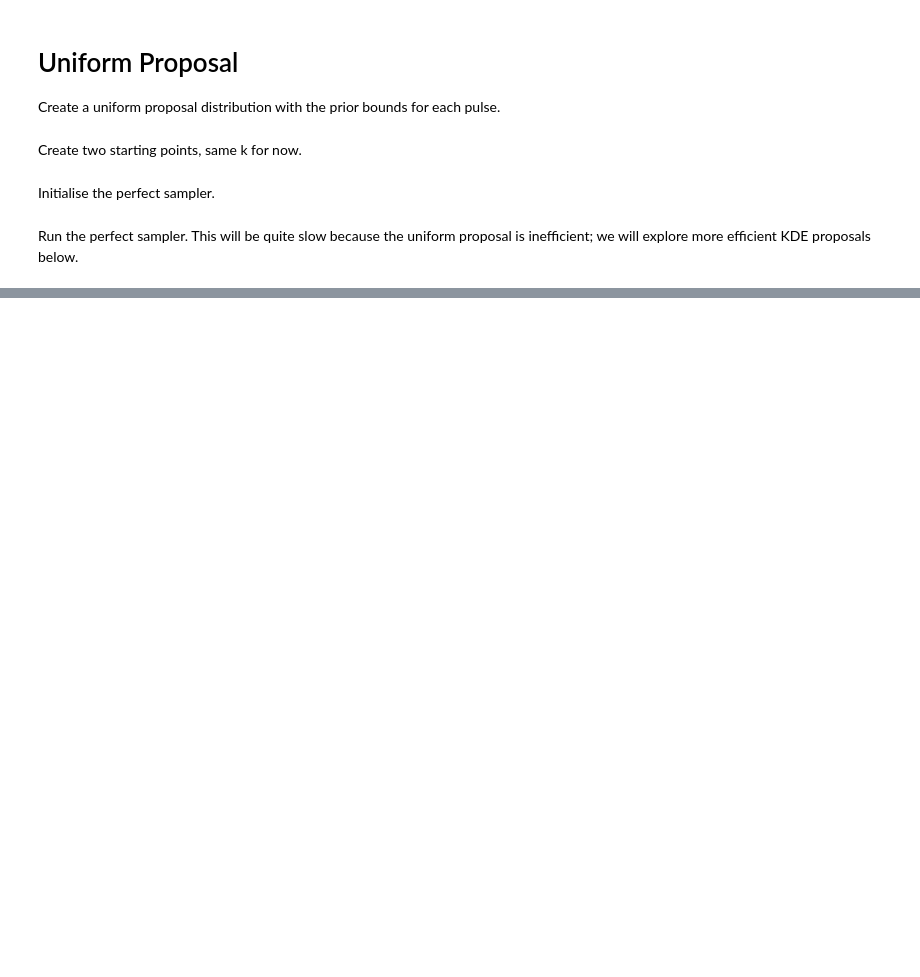
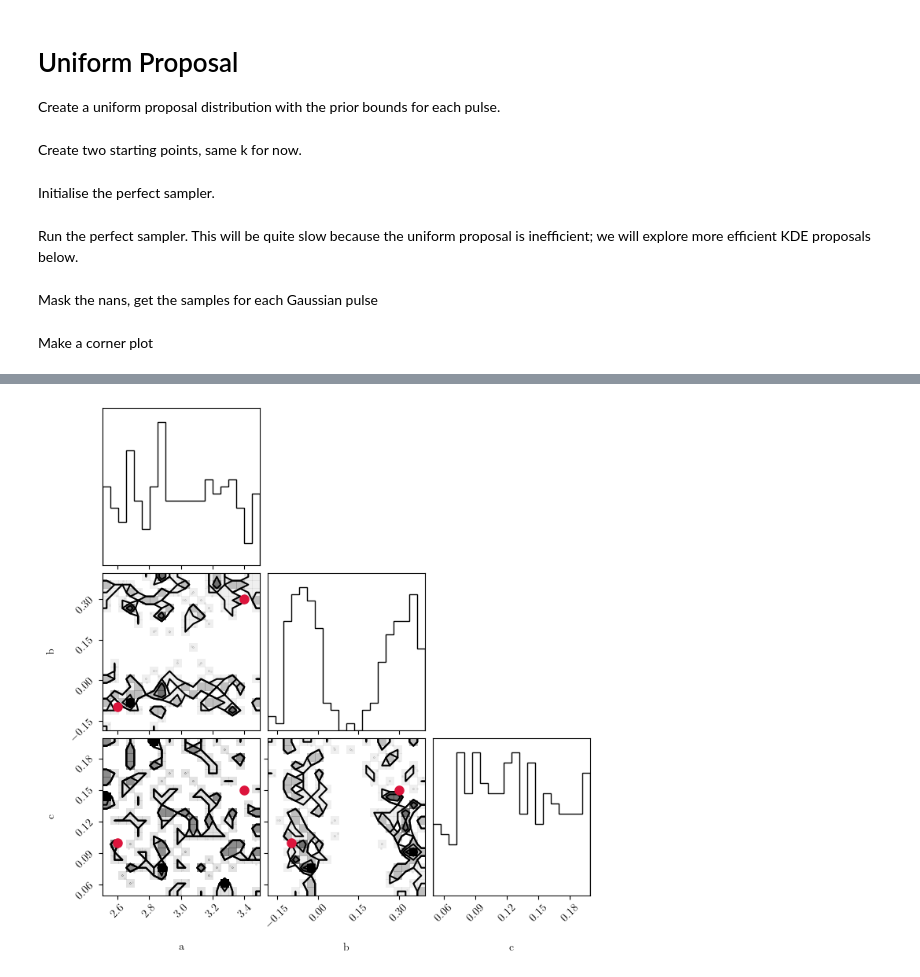
Before and after one commit to cjm96/mcmc_infinity, a Jupyter notebook: mcmc_infinity/examples/pulses_demo.ipynb, the cells around one changed output, grey strips where cells are left out. Drawn from its saved outputs; the diff is of its cells as text; code cells hidden in the pictures; blank space fills up the shorter version.

```diff
--- a/mcmc_infinity/examples/pulses_demo.ipynb
+++ b/mcmc_infinity/examples/pulses_demo.ipynb
@@ -59,8 +59,23 @@ Run the perfect sampler. This will be quite slow because the uniform proposal is
 # %%
 T = 2
 
-num_samples = 100
+num_samples = 2000
 
 samples_uniform, T_uniform = sampler_uniform.get_perfect_samples(T,
                                                                 num_samples,
                                                                 return_T=True)
+# %% [markdown]
+Mask the nans, get the samples for each Gaussian pulse
+# %%
+samples = samples_uniform.reshape(-1, dim) # reshape, put all components in rows (even empty slots)
+mask = ~jnp.any(jnp.isnan(samples), axis=1) # handle empty entries of components (nans)
+samples = samples[mask]
+# %% [markdown]
+Make a corner plot
+# %%
+figure = corner.corner(np.array(samples), labels=["a","b", "c"])
+
+for pulse_params in np.array(p_inj):
+    corner.overplot_points(figure, pulse_params[None], marker="o", color="crimson", markersize=8)
+plt.show()
+# %% [output]
@@ -66,0 +85 @@ samples_uniform, T_uniform = sampler_uniform.get_perfect_samples(T,
+[figure, added]
```
Also changed, not shown: parts of 24 cells of this notebook.
